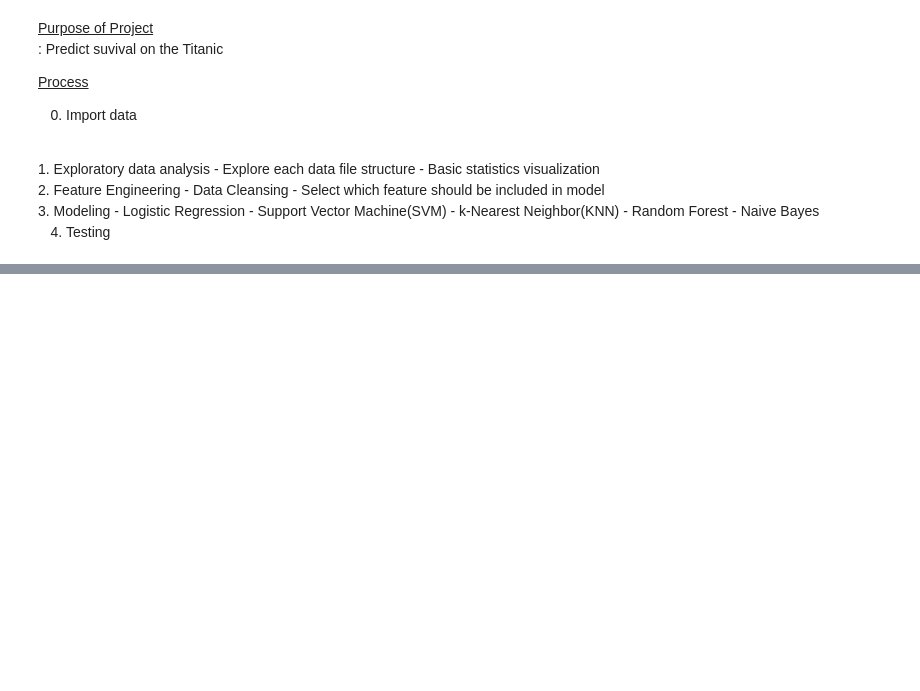
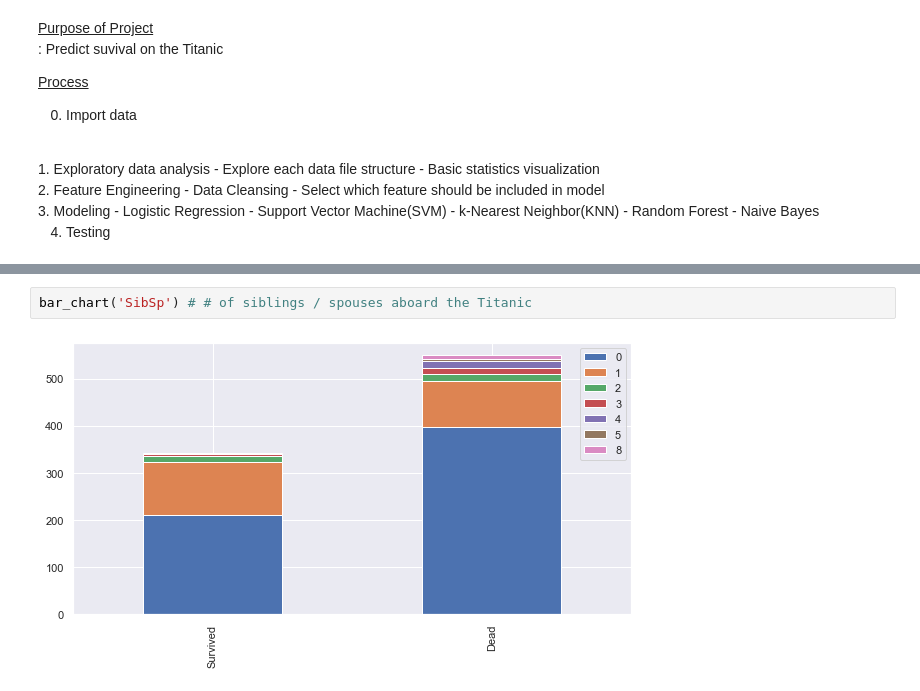
Before and after one commit to JoannaKang/Kaggle-Titanic, a Jupyter notebook: Titanic.ipynb, the cells around one changed output, grey strips where cells are left out. Drawn from its saved outputs; the diff is of its cells as text; blank space fills up the shorter version.

```diff
--- a/Titanic.ipynb
+++ b/Titanic.ipynb
@@ -47,0 +141,4 @@ train.head(80)
+# %%
+bar_chart('SibSp') # # of siblings / spouses aboard the Titanic
+# %% [output]
+[figure, added]
```
Also changed, not shown: parts of 15 cells of this notebook.
